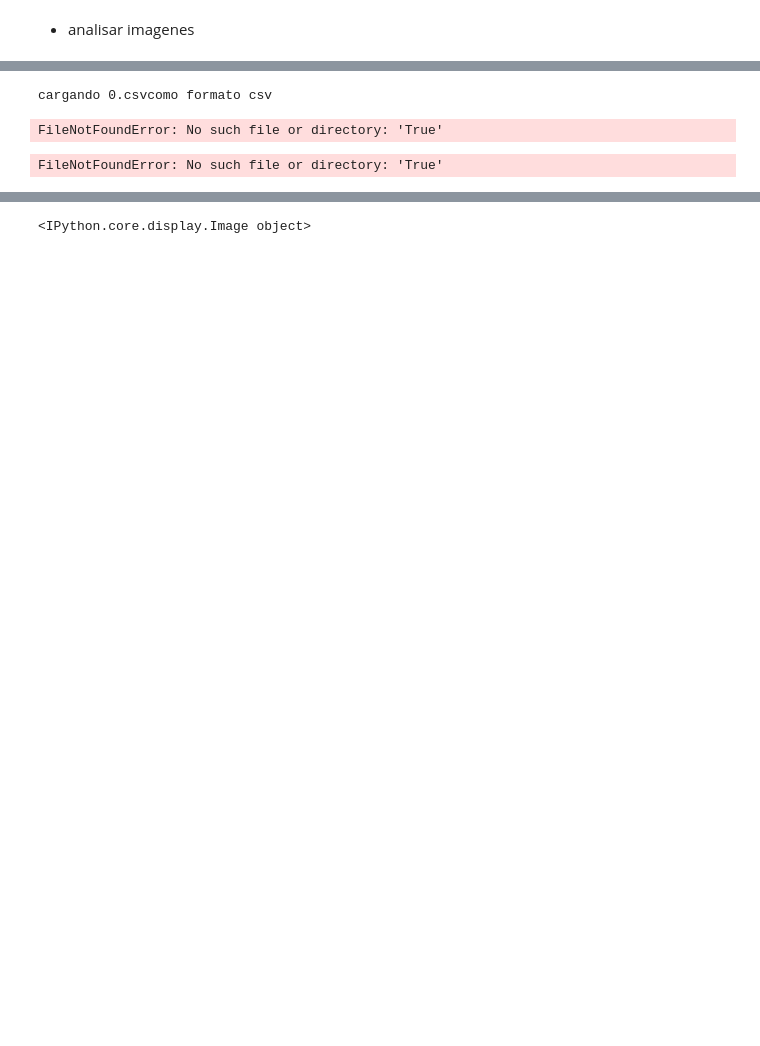
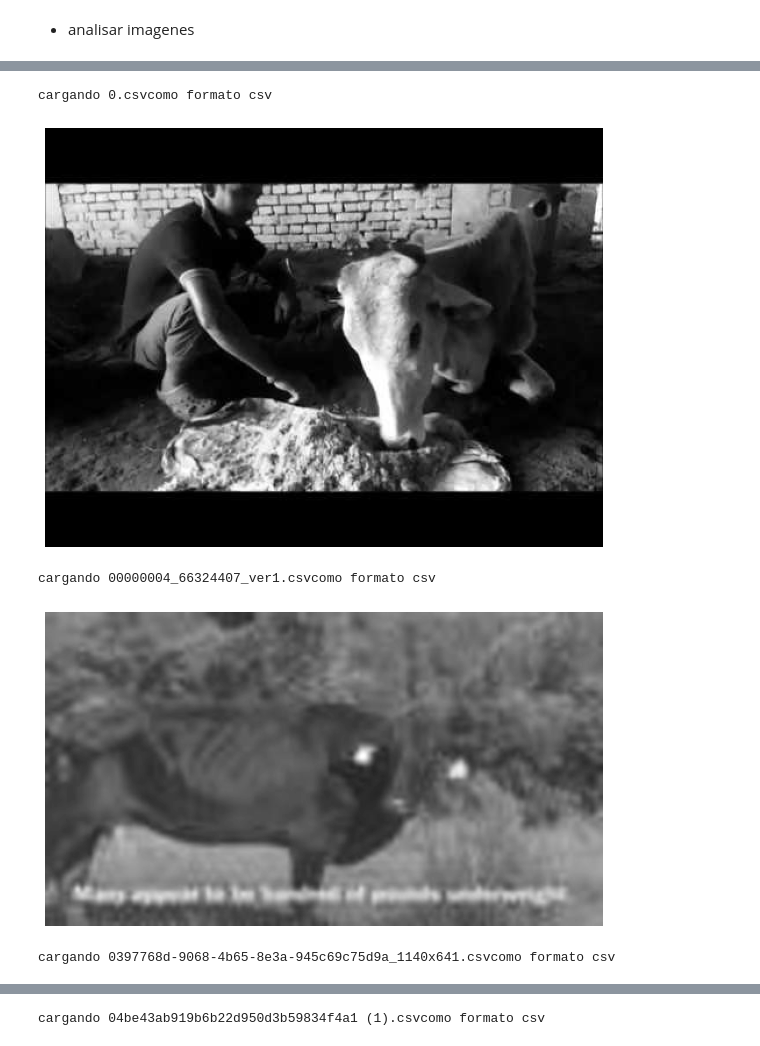
Before and after one commit to Vivi-Hoyos2710/ST0245-001-002, a Jupyter notebook: Untitled.ipynb, the cells around one changed output, grey strips where cells are left out. Drawn from its saved outputs; the diff is of its cells as text; code cells hidden in the pictures; blank space fills up the shorter version.

```diff
--- a/Untitled.ipynb
+++ b/Untitled.ipynb
@@ -10,33 +10,40 @@ import cv2
 def cargar(directorio,imagen,formato):
     print("cargando "+imagen+"como formato "+formato)
     reader = open(directorio+imagen, 'r')
-    Numpy=np.loadtxt(reader, delimiter=",")
+    Numpy=np.loadtxt(reader, delimiter=",",dtype = "uint8")
     return Numpy
 # %%
-directorio = 'C:\\Users\\pablo\\Documents\\GitHub\\ST0245-001-002\\codigo\\datasets\\csv\\enfermo_csv\\'
+directorio = 'C:/Users/pablo/Documents/GitHub/ST0245-001-002/codigo/datasets/csv/enfermo_csv/'
 
 lista_imagenes = os.listdir(directorio)
 
 for imagen in lista_imagenes:
     matriz_imagen=cargar(directorio,imagen,'csv')
 
-directorio = 'C:\\Users\\pablo\\Documents\\GitHub\\ST0245-001-002\\codigo\\datasets\\csv\\sano_csv\\'
+directorio = 'C:/Users/pablo/Documents/GitHub/ST0245-001-002/codigo/datasets/csv/sano_csv/'
 
 lista_imagenes = os.listdir(directorio)
 
 for imagen in lista_imagenes:
     matriz_imagen2=cargar(directorio,imagen,'csv')
 # %%
-directorio = 'C:\\Users\\pablo\\Documents\\GitHub\\ST0245-001-002\\codigo\\datasets\\csv\\enfermo_csv\\'
+
+directorio = "C:/Users/Vivi/OneDrive - Universidad EAFIT/Documentos/GitHub/ST0245-001-002/codigo/datasets/csv/enfermo_csv/"
 
 lista_imagenes = os.listdir(directorio)
 
-for imagen in lista_imagenes:
-    matriz_imagen=cargar(directorio,imagen,'csv')
-    imagen_generada=cv2.imwrite('asdfghjkl.jpg', matriz_imagen)
-    IPython.display.display(IPython.display.Image(imagen_generada))
-    break
+#for imagen in lista_imagenes:
+    #matriz_imagen = cargar(directorio, imagen, "csv")
+for i in range(4):
+    matriz_imagen = cargar(directorio, lista_imagenes[i],"csv")
+    plt.figure(figsize = (10, 10))
+    plt.grid("off")
+    plt.axis("off")
+    plt.imshow(matriz_imagen, cmap = "gray", vmin = 0, vmax = 255)
+    plt.show()
 # %% [output]
 cargando 0.csvcomo formato csv
+[figure, added]
-FileNotFoundError: No such file or directory: 'True'
+cargando 00000004_66324407_ver1.csvcomo formato csv
+[figure, added]
-FileNotFoundError: No such file or directory: 'True'
+cargando 0397768d-9068-4b65-8e3a-945c69c75d9a_1140x641.csvcomo formato csv
@@ -43 +51 @@ FileNotFoundError: No such file or directory: 'True'
-<IPython.core.display.Image object>
+cargando 04be43ab919b6b22d950d3b59834f4a1 (1).csvcomo formato csv
```
Also changed, not shown: parts of 2 cells of this notebook.
